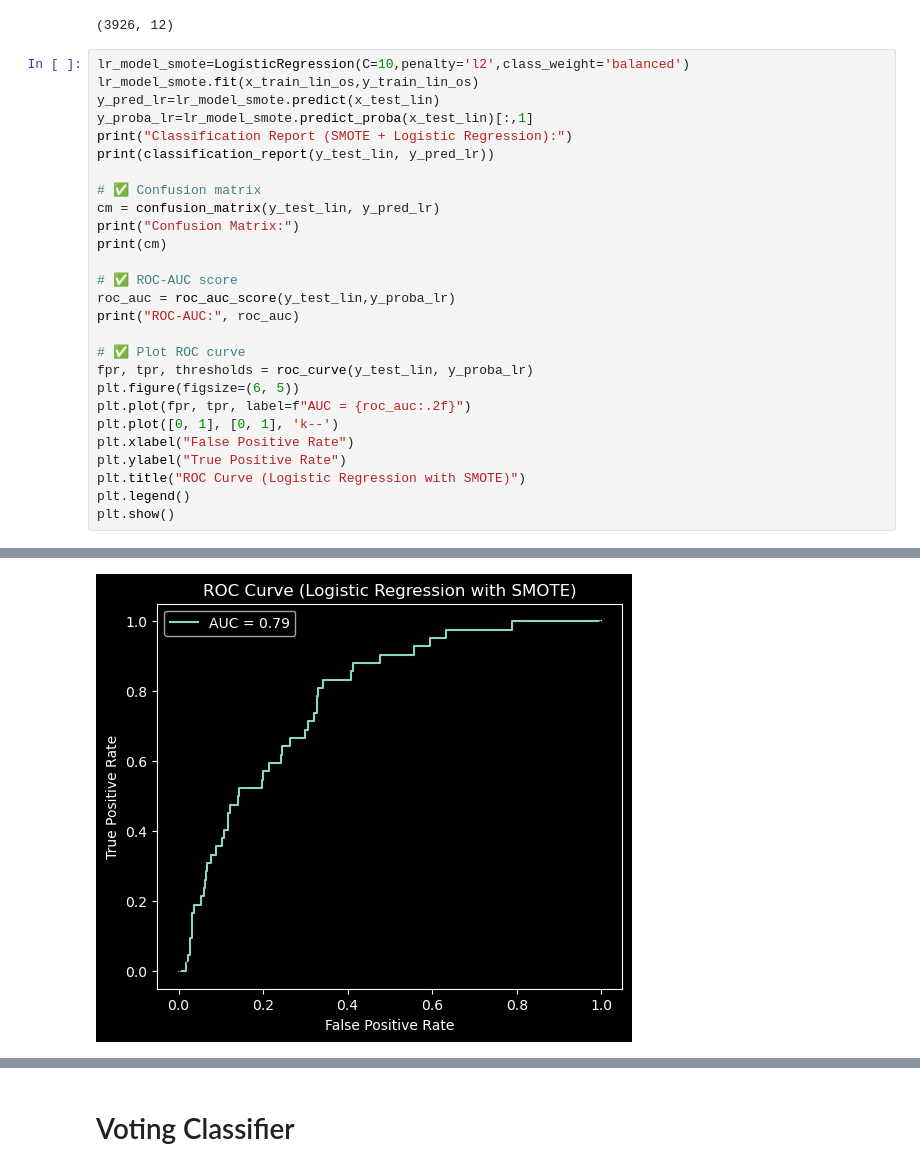
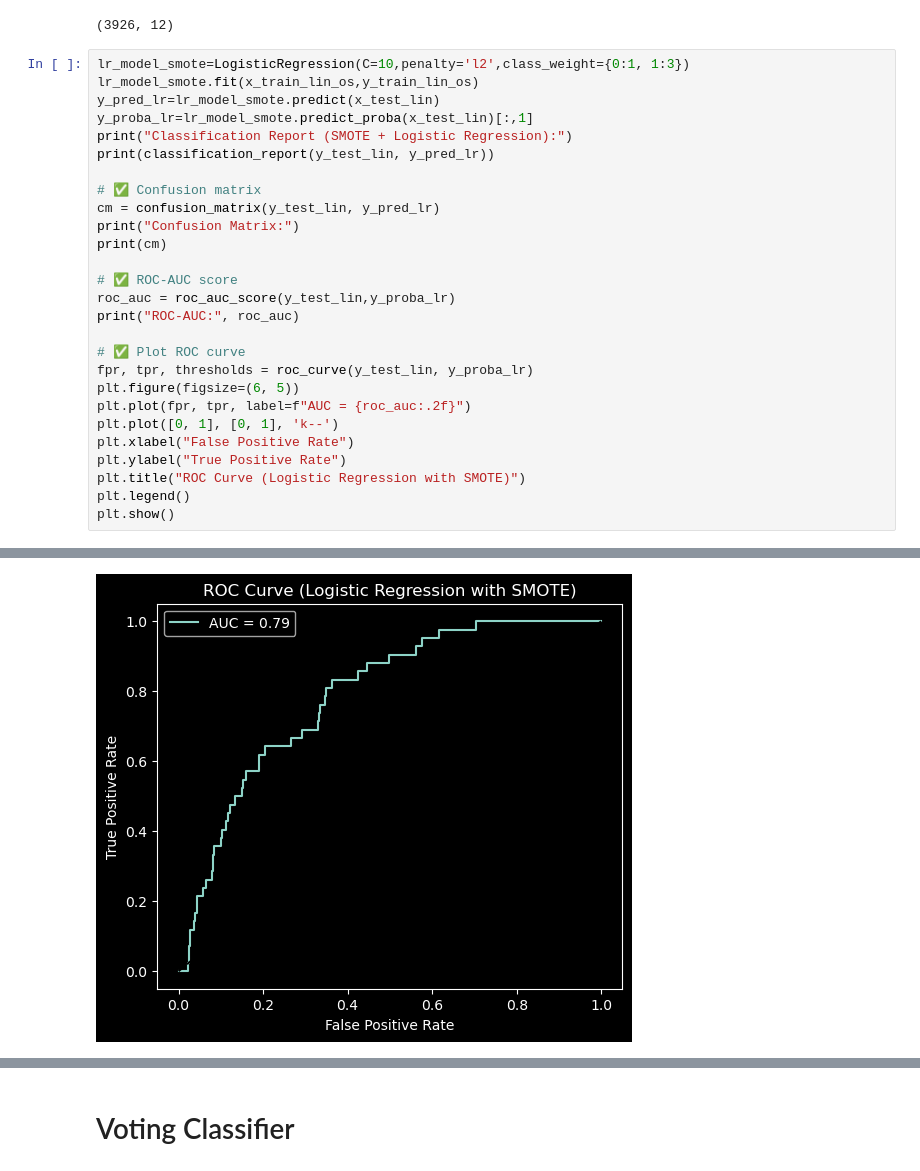
Before and after one commit to AlyModrik41/Stroke-Prediction, a Jupyter notebook: Stroke Prediction.ipynb, the cells around one changed output, grey strips where cells are left out. Cells and saved outputs as stored; diff of their text form.

```diff
--- a/Stroke Prediction.ipynb
+++ b/Stroke Prediction.ipynb
@@ -453,7 +449,7 @@ x_train_tree.shape
 # %% [output]
 (3926, 12)
 # %%
-lr_model_smote=LogisticRegression(C=10,penalty='l2',class_weight='balanced')
+lr_model_smote=LogisticRegression(C=10,penalty='l2',class_weight={0:1, 1:3})
 lr_model_smote.fit(x_train_lin_os,y_train_lin_os)
 y_pred_lr=lr_model_smote.predict(x_test_lin)
 y_proba_lr=lr_model_smote.predict_proba(x_test_lin)[:,1]
@@ -497 +493 @@ ROC-AUC: 0.7850303951367781
-[figure, old version]
+[figure, new version]
```
Also changed, not shown: parts of 22 cells of this notebook, 6 other files.
